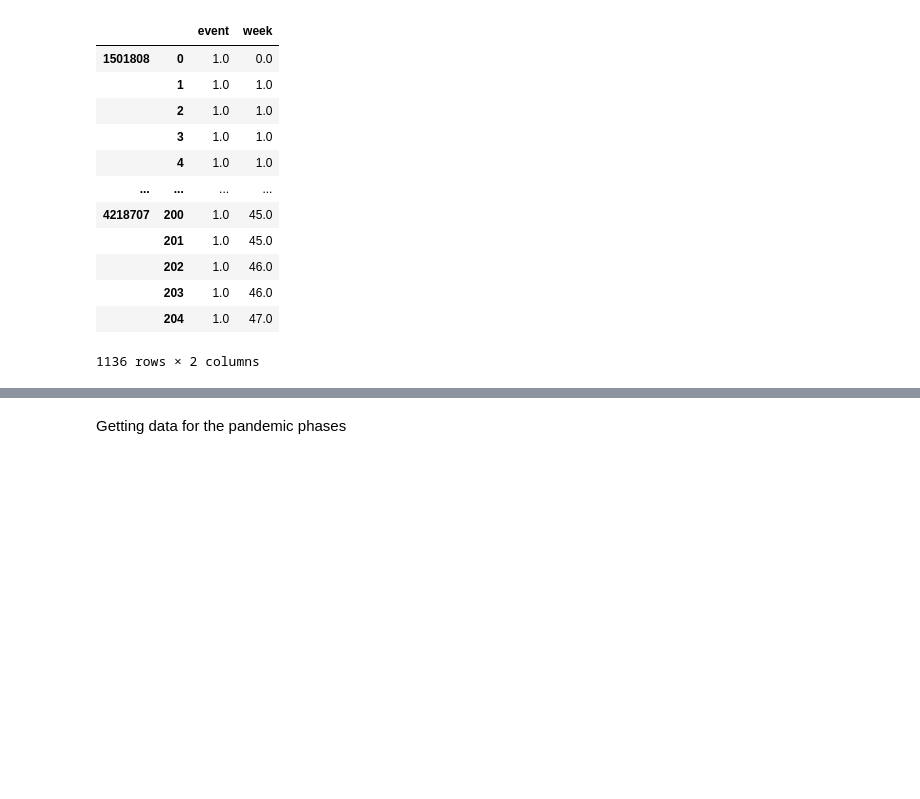
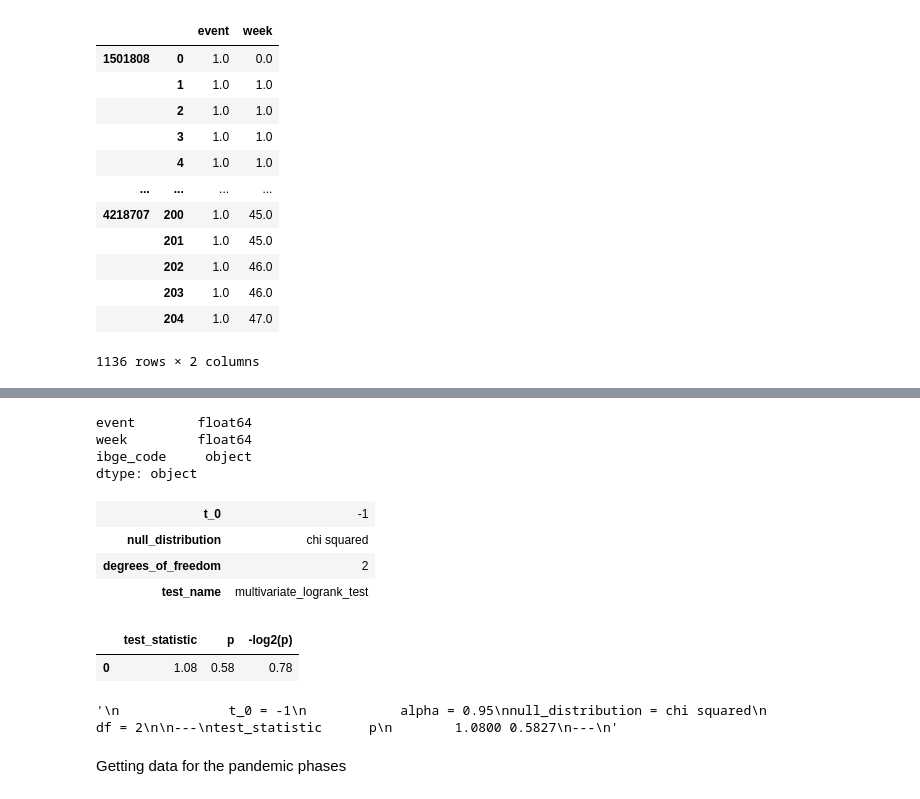
Before and after one commit to alexandrepereiraarq/COVIDGI, a Jupyter notebook: CVGI_MR_05_analysis.ipynb, the cells around one changed output, grey strips where cells are left out. Cells and saved outputs as stored; diff of their text form; code cells hidden in the pictures; blank space fills up the shorter version.

```diff
--- a/CVGI_MR_05_analysis.ipynb
+++ b/CVGI_MR_05_analysis.ipynb
@@ -573,3 +670,42 @@ events_svi_A6
+# %%
+events_svi_A6.dtypes
+# %% [output]
+event        float64
+week         float64
+ibge_code     object
+dtype: object
+# %%
+import pandas as pd
+from lifelines.statistics import multivariate_logrank_test
+
+df = pd.DataFrame({
+    'durations': [5, 3, 9, 8, 7, 4, 4, 3, 2, 5, 6, 7],
+    'groups': [0, 0, 0, 0, 1, 1, 1, 1, 1, 2, 2, 2], # could be strings too
+    'events': [1, 1, 1, 1, 1, 1, 0, 0, 1, 1, 1, 0],
+})
+
+results = multivariate_logrank_test(df['durations'], df['groups'], df['events'])
+results.print_summary()
+
+"""
+              t_0 = -1
+            alpha = 0.95
+null_distribution = chi squared
+               df = 2
+
+---
+test_statistic      p
+        1.0800 0.5827
+---
+"""
+# %% [output]
+| t_0 | -1 |
+| null_distribution | chi squared |
+| degrees_of_freedom | 2 |
+| test_name | multivariate_logrank_test |
+|  | test_statistic | p | -log2(p) |
+| 0 | 1.08 | 0.58 | 0.78 |
+'\n              t_0 = -1\n            alpha = 0.95\nnull_distribution = chi squared\n               df = 2\n\n---\ntest_statistic      p\n        1.0800 0.5827\n---\n'
 # %% [markdown]
 Getting data for the pandemic phases
 # %%
```
Also changed, not shown: parts of 5 cells of this notebook.
